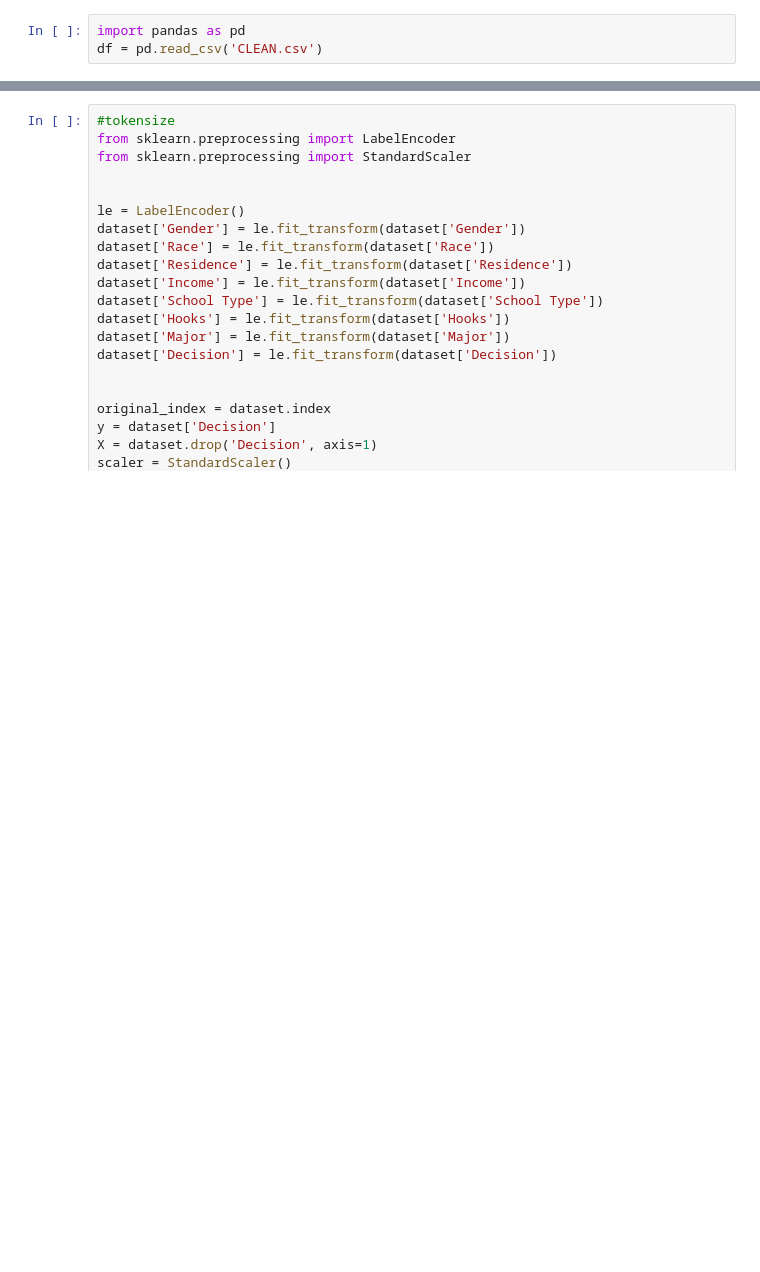
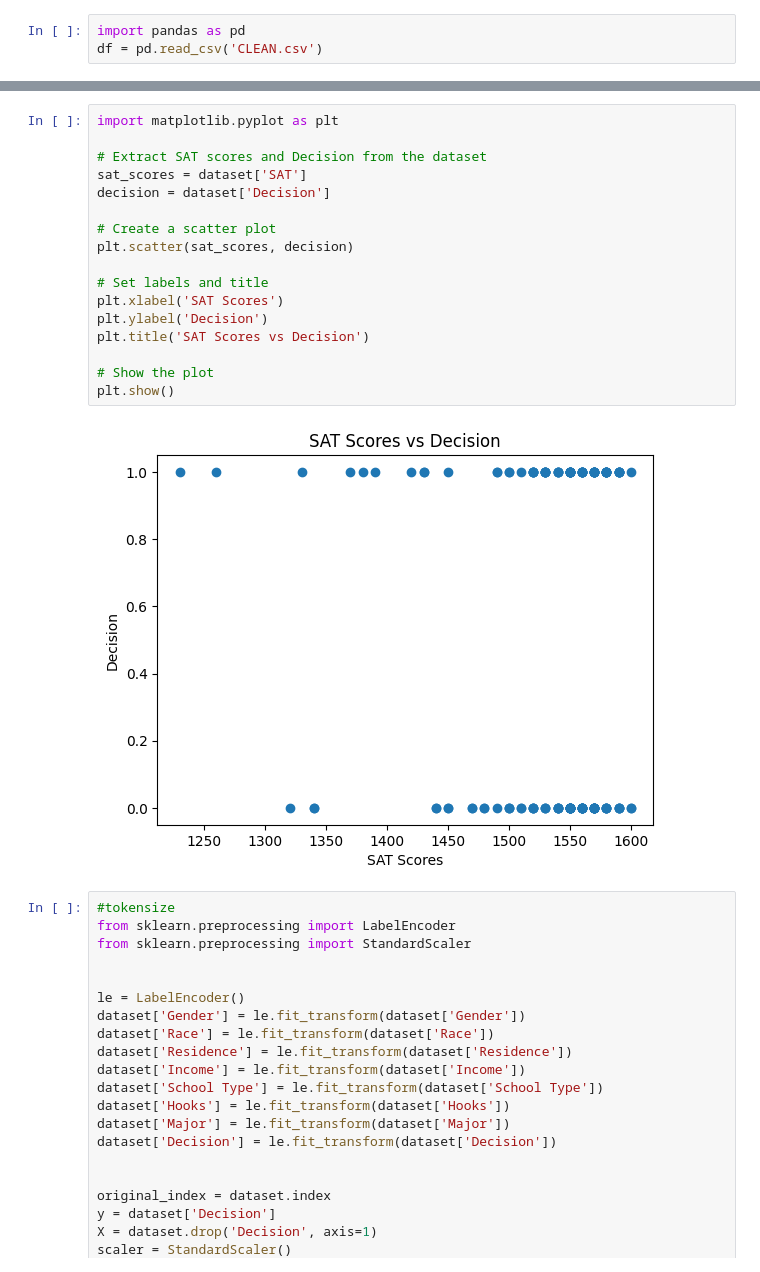
Before and after one commit to shreybirmiwal/college-predictor, a Jupyter notebook: 2-visualize/1-Correlations/gen_correlations.ipynb, the cells around one changed output, grey strips where cells are left out. Saved outputs shown, nothing was run; the diff lists cells and outputs as text; blank space fills up the shorter version.

```diff
--- a/2-visualize/1-Correlations/gen_correlations.ipynb
+++ b/2-visualize/1-Correlations/gen_correlations.ipynb
@@ -52,3 +85,22 @@ See the caveats in the documentation: https://pandas.pydata.org/pandas-docs/stab
+# %%
+import matplotlib.pyplot as plt
+
+# Extract SAT scores and Decision from the dataset
+sat_scores = dataset['SAT']
+decision = dataset['Decision']
+
+# Create a scatter plot
+plt.scatter(sat_scores, decision)
+
+# Set labels and title
+plt.xlabel('SAT Scores')
+plt.ylabel('Decision')
+plt.title('SAT Scores vs Decision')
+
+# Show the plot
+plt.show()
+# %% [output]
+[figure, added]
 # %%
 #tokensize
 from sklearn.preprocessing import LabelEncoder
```
Also changed, not shown: parts of 6 cells of this notebook, 1 other file.
